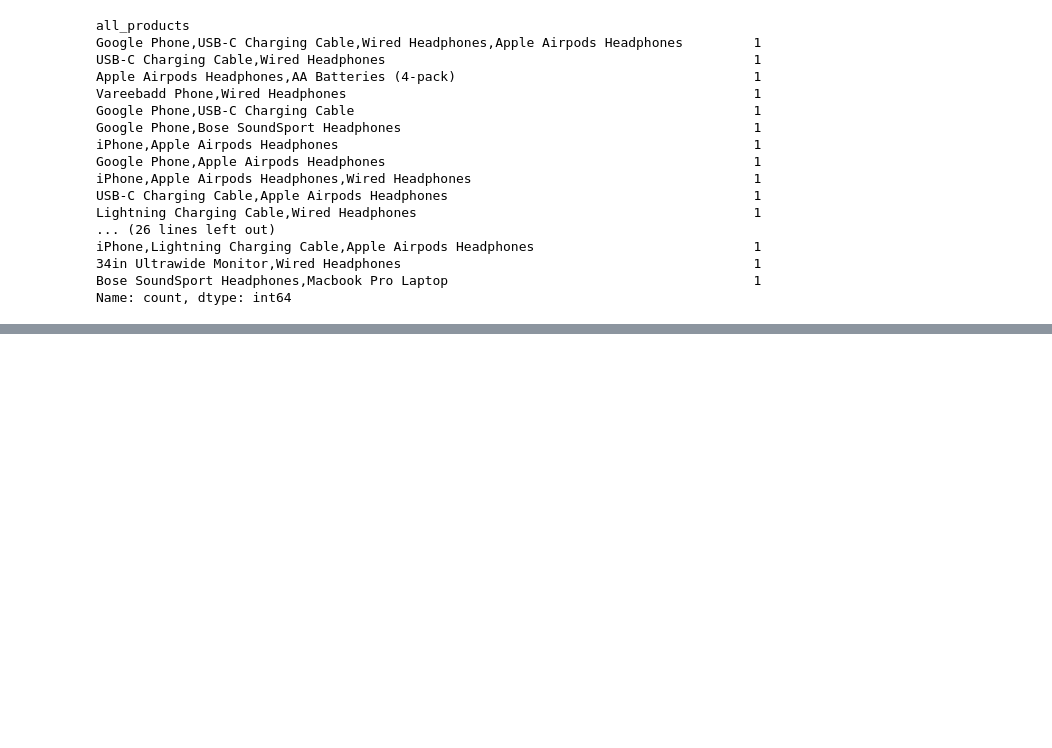
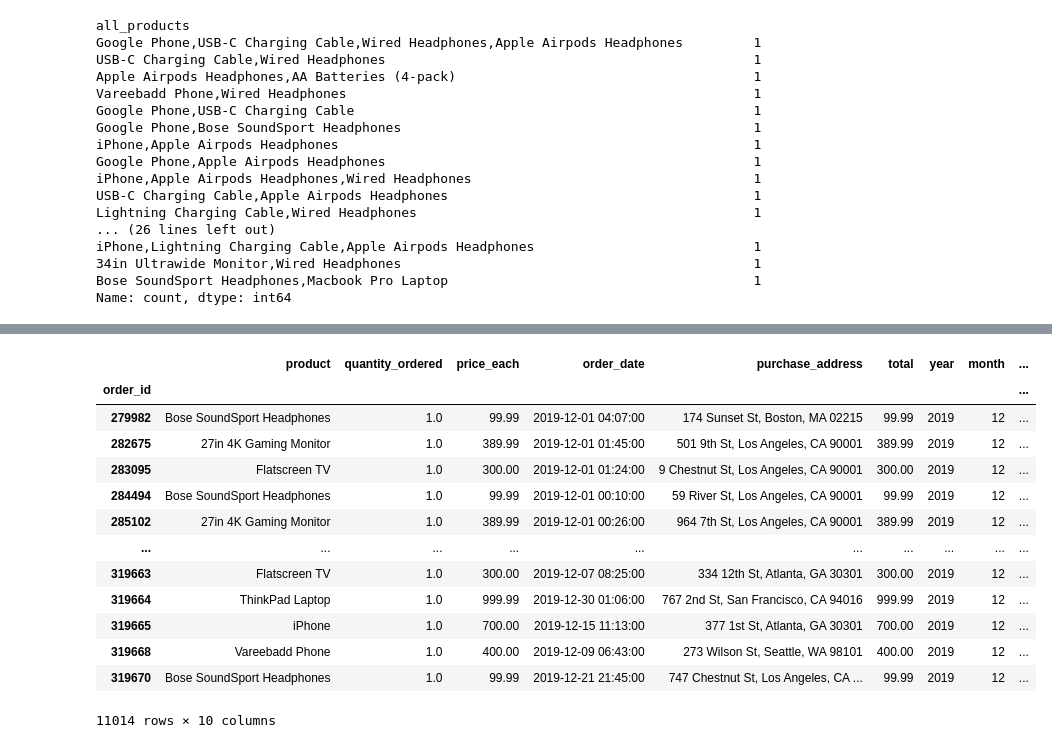
Before and after one commit to HenryHai0407/data_analysis_pandas, a Jupyter notebook: project1.ipynb, the cells around one changed output, grey strips where cells are left out. Cells and saved outputs as stored; diff of their text form; code cells hidden in the pictures; blank space fills up the shorter version.

```diff
--- a/project1.ipynb
+++ b/project1.ipynb
@@ -814,0 +844,18 @@ Name: count, dtype: int64
+# %%
+# For EQUAL, we still use double equal: ==
+df.query('total > 50 & month == 12')
+# %% [output]
+|  | product | quantity_ordered | price_each | order_date | purchase_address | total | year | month | ... |
+| order_id |  |  |  |  |  |  |  |  | ... |
+| 279982 | Bose SoundSport Headphones | 1.0 | 99.99 | 2019-12-01 04:07:00 | 174 Sunset St, Boston, MA 02215 | 99.99 | 2019 | 12 | ... |
+| 282675 | 27in 4K Gaming Monitor | 1.0 | 389.99 | 2019-12-01 01:45:00 | 501 9th St, Los Angeles, CA 90001 | 389.99 | 2019 | 12 | ... |
+| 283095 | Flatscreen TV | 1.0 | 300.00 | 2019-12-01 01:24:00 | 9 Chestnut St, Los Angeles, CA 90001 | 300.00 | 2019 | 12 | ... |
+| 284494 | Bose SoundSport Headphones | 1.0 | 99.99 | 2019-12-01 00:10:00 | 59 River St, Los Angeles, CA 90001 | 99.99 | 2019 | 12 | ... |
+| 285102 | 27in 4K Gaming Monitor | 1.0 | 389.99 | 2019-12-01 00:26:00 | 964 7th St, Los Angeles, CA 90001 | 389.99 | 2019 | 12 | ... |
+| ... | ... | ... | ... | ... | ... | ... | ... | ... | ... |
+| 319663 | Flatscreen TV | 1.0 | 300.00 | 2019-12-07 08:25:00 | 334 12th St, Atlanta, GA 30301 | 300.00 | 2019 | 12 | ... |
+| 319664 | ThinkPad Laptop | 1.0 | 999.99 | 2019-12-30 01:06:00 | 767 2nd St, San Francisco, CA 94016 | 999.99 | 2019 | 12 | ... |
+| 319665 | iPhone | 1.0 | 700.00 | 2019-12-15 11:13:00 | 377 1st St, Atlanta, GA 30301 | 700.00 | 2019 | 12 | ... |
+| 319668 | Vareebadd Phone | 1.0 | 400.00 | 2019-12-09 06:43:00 | 273 Wilson St, Seattle, WA 98101 | 400.00 | 2019 | 12 | ... |
+| 319670 | Bose SoundSport Headphones | 1.0 | 99.99 | 2019-12-21 21:45:00 | 747 Chestnut St, Los Angeles, CA ... | 99.99 | 2019 | 12 | ... |
+11014 rows × 10 columns
```
Also changed, not shown: parts of 5 cells of this notebook, 1 other file.
